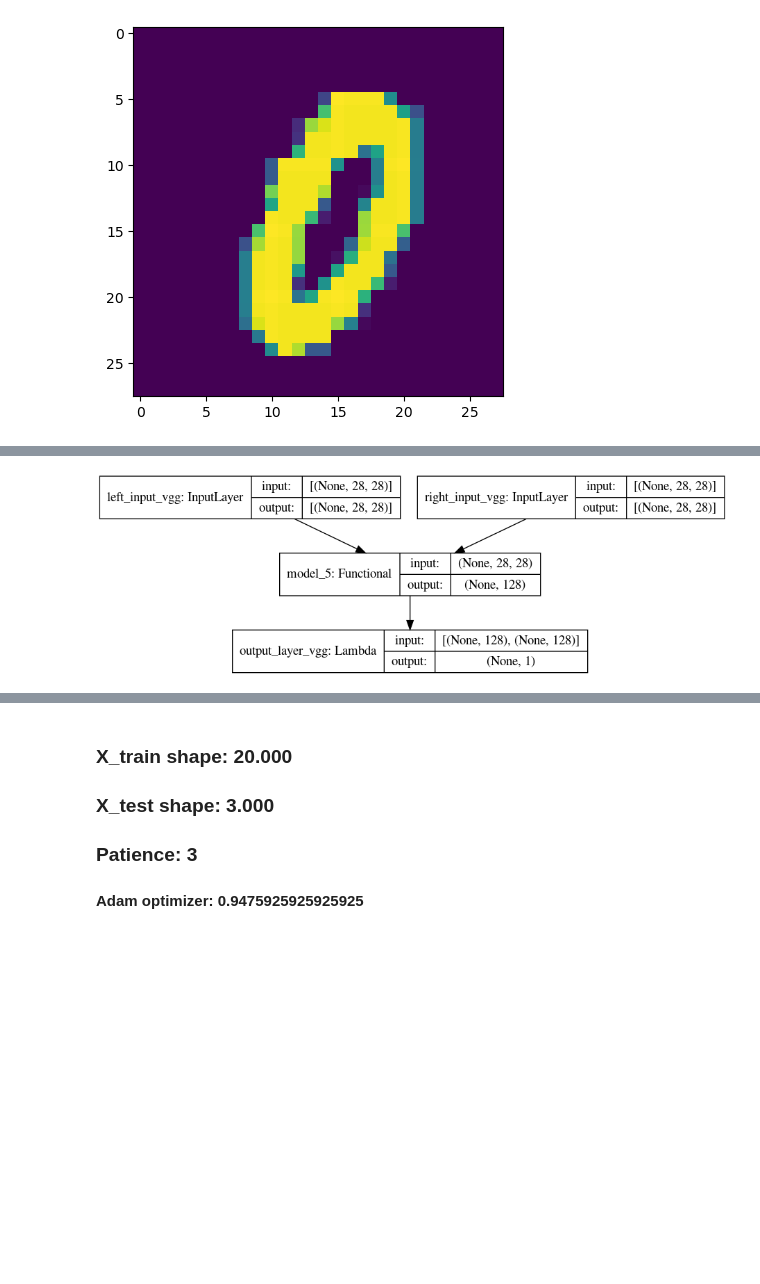
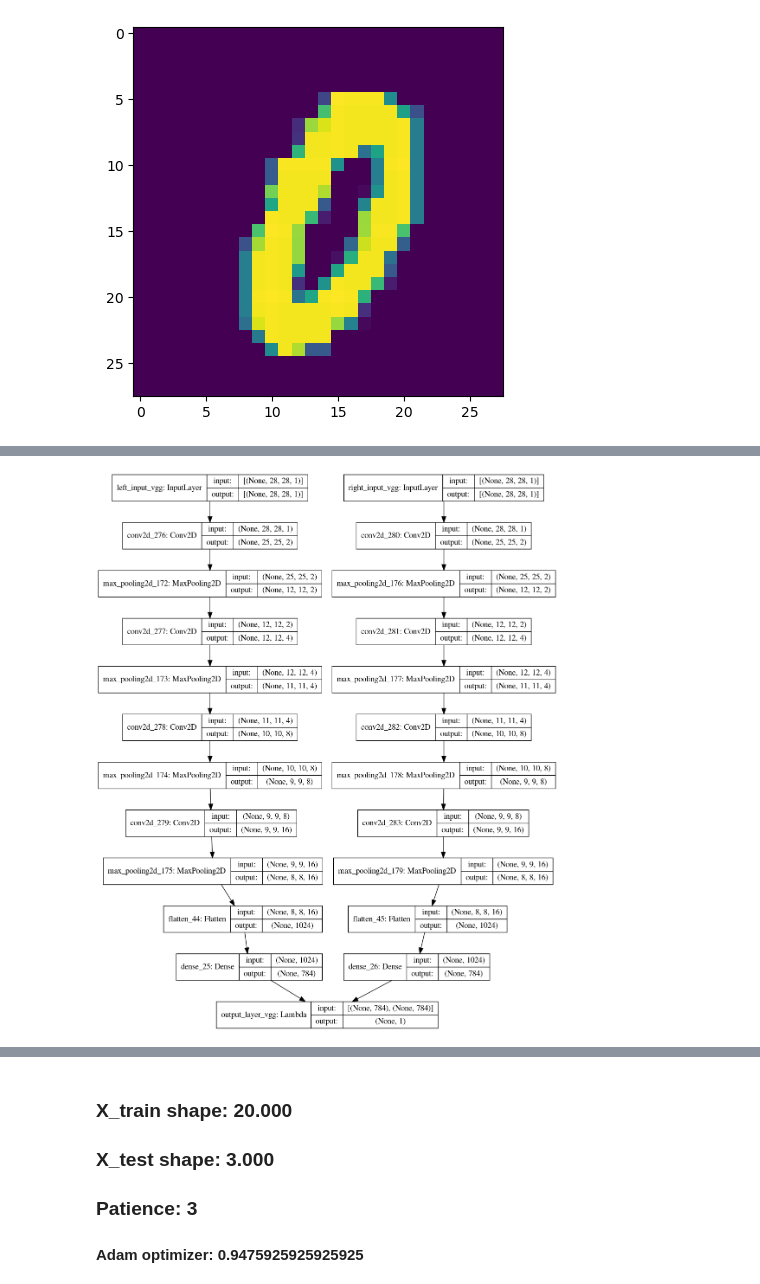
Before and after one commit to chiru-stefan/SVM-linear-classifier-hyperplane, a Jupyter notebook: SNN-VGG.ipynb, the cells around one changed output, grey strips where cells are left out. Saved outputs shown, nothing was run; the diff lists cells and outputs as text; code cells hidden in the pictures; blank space fills up the shorter version.

```diff
--- a/SNN-VGG.ipynb
+++ b/SNN-VGG.ipynb
@@ -99,40 +99,49 @@ print(ts_y[this_pair])
 0.0
 # %%
-in_vgg = Input(shape=(28,28,1), name="vgg_input")
-x = Conv2D(input_shape=(28,28,1),filters=64//16,kernel_size=((1,1)),padding="same", activation="relu")(in_vgg)
+def short_vgg(input_layer):
+    in_vgg = input_layer
+    div = 32
 
-x = Conv2D(filters=64//16,kernel_size=((1,1)),padding="same", activation="relu")(x)
-x = MaxPool2D(pool_size=(2,2),strides=(2,2))(x)
-x = Conv2D(filters=128//16, kernel_size=((1,1)), padding="same", activation="relu")(x)
-x = Conv2D(filters=128//16, kernel_size=((1,1)), padding="same", activation="relu")(x)
-x = MaxPool2D(pool_size=(2,2),strides=(2,2))(x)
-x = Conv2D(filters=256//16, kernel_size=((1,1)), padding="same", activation="relu")(x)
-x = Conv2D(filters=256//16, kernel_size=((1,1)), padding="same", activation="relu")(x)
-x = Conv2D(filters=256//16, kernel_size=((1,1)), padding="same", activation="relu")(x)
-x = MaxPool2D(pool_size=(2,2),strides=(2,2))(x)
-x = Conv2D(filters=512//16, kernel_size=((1,1)), padding="same", activation="relu")(x)
-x = Conv2D(filters=512//16, kernel_size=((1,1)), padding="same", activation="relu")(x)
-x = Conv2D(filters=512//16, kernel_size=((1,1)), padding="same", activation="relu")(x)
+    x = Conv2D(input_shape=(28,28,1),filters=64//div,kernel_size=((4,4)),padding="valid", activation="relu")(in_vgg)
 
-x = MaxPool2D(pool_size=(2,2),strides=(2,2))(x)
-x = Flatten()(x)
-vgg_model = Model(inputs=in_vgg, outputs=x)
-plot_model(vgg_model, show_shapes=True, show_layer_names=True, to_file='outer-model_vgg.png', dpi=300)
-# create the left input and point to the base network
-input_a_vgg = Input(shape=(28,28,), name="left_input_vgg")
-vect_output_a_vgg = base_network(input_a_vgg)
+#     x = Conv2D(filters=64//div,kernel_size=((2,2)),padding="valid", activation="relu")(x)
+    x = MaxPool2D(pool_size=(2,2),strides=(2,2))(x)
+    x = Conv2D(filters=128//div, kernel_size=((1,1)), padding="same", activation="relu")(x)
+
+#     x = Conv2D(filters=128//16, kernel_size=((1,1)), padding="same", activation="relu")(x)
+    x = MaxPool2D(pool_size=(2,2),strides=(1,1))(x)
+    x = Conv2D(filters=256//div, kernel_size=((2,2)), padding="valid", activation="relu")(x)
+
+    #     x = Conv2D(filters=256//16, kernel_size=((1,1)), padding="same", activation="relu")(x)
+#     x = Conv2D(filters=256//16, kernel_size=((1,1)), padding="same", activation="relu")(x)
+    x = MaxPool2D(pool_size=(2,2),strides=(1,1))(x)
+    x = Conv2D(filters=512//div, kernel_size=((2,2)), padding="same", activation="relu")(x)
+
+    #     x = Conv2D(filters=512//16, kernel_size=((1,1)), padding="same", activation="relu")(x)
+#     x = Conv2D(filters=512//16, kernel_size=((1,1)), padding="same", activation="relu")(x)
+
+    x = MaxPool2D(pool_size=(2,2),strides=(1,1))(x)
+    x = Flatten()(x)
+    x = Dense(28*28)(x)
+
+#     vgg_model = Model(inputs=in_vgg, outputs=x)
+    return x
+
+# plot_model(vgg_model, show_shapes=True, show_layer_names=True, to_file='outer-model_vgg.png', dpi=300)
+input_a_vgg = Input(shape=(28,28,1), name="left_input_vgg")
+vect_output_a_vgg = short_vgg(input_a_vgg)
 
 # create the right input and point to the base network
-input_b_vgg = Input(shape=(28,28,), name="right_input_vgg")
-vect_output_b_vgg = base_network(input_b_vgg)
+input_b_vgg = Input(shape=(28,28,1), name="right_input_vgg")
+vect_output_b_vgg = short_vgg(input_b_vgg)
 
 # measure the similarity of the two vector outputs
 output_vgg = Lambda(euclidean_distance, name="output_layer_vgg", output_shape=eucl_dist_output_shape)([vect_output_a_vgg, vect_output_b_vgg])
 
 # specify the inputs and output of the model
 model_vgg = Model([input_a_vgg, input_b_vgg], output_vgg)
 
 # plot model graph
 plot_model(model_vgg, show_shapes=True, show_layer_names=True, to_file='outer-siamese-model_vgg.png')
 # %% [output]
-[figure, old version]
+[figure, new version]
```
Also changed, not shown: parts of 6 cells of this notebook, 8 other files.
